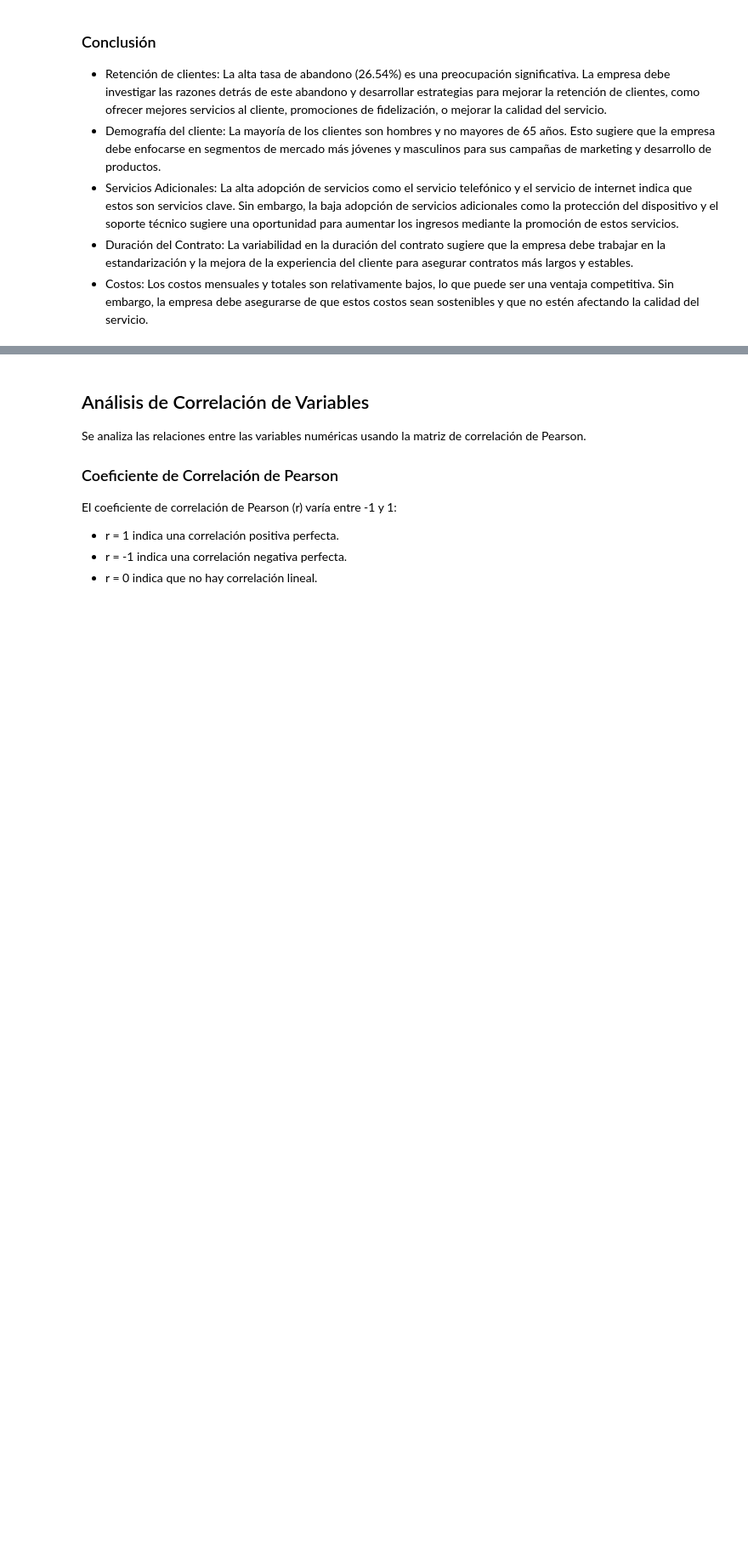
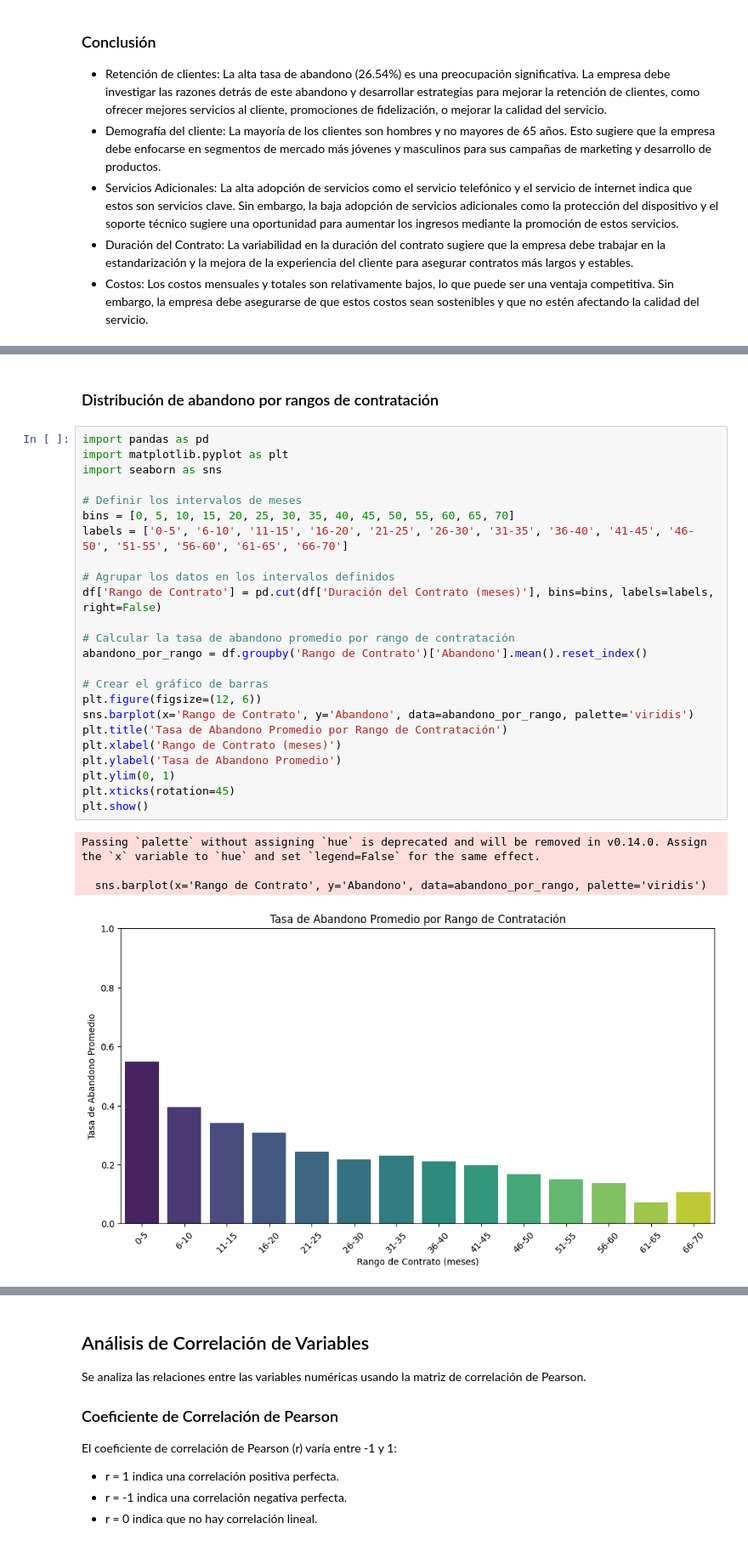
Before and after one commit to anasayago/challenge2-data-science-latam, a Jupyter notebook: TelecomX_LATAM_AnaSayago.ipynb, the cells around one changed output, grey strips where cells are left out. Shown at 85% size. Cells and saved outputs as stored; diff of their text form; blank space fills up the shorter version.

```diff
--- a/TelecomX_LATAM_AnaSayago.ipynb
+++ b/TelecomX_LATAM_AnaSayago.ipynb
@@ -356,3 +384,34 @@ plt.ylabel('')
 plt.show()
 # %% [output]
 [figure]
+# %% [markdown]
+### Distribución de abandono por rangos de contratación
+# %%
+import pandas as pd
+import matplotlib.pyplot as plt
+import seaborn as sns
+
+# Definir los intervalos de meses
+bins = [0, 5, 10, 15, 20, 25, 30, 35, 40, 45, 50, 55, 60, 65, 70]
+labels = ['0-5', '6-10', '11-15', '16-20', '21-25', '26-30', '31-35', '36-40', '41-45', '46-50', '51-55', '56-60', '61-65', '66-70']
+
+# Agrupar los datos en los intervalos definidos
+df['Rango de Contrato'] = pd.cut(df['Duración del Contrato (meses)'], bins=bins, labels=labels, right=False)
+
+# Calcular la tasa de abandono promedio por rango de contratación
+abandono_por_rango = df.groupby('Rango de Contrato')['Abandono'].mean().reset_index()
+
+# Crear el gráfico de barras
+plt.figure(figsize=(12, 6))
+sns.barplot(x='Rango de Contrato', y='Abandono', data=abandono_por_rango, palette='viridis')
+plt.title('Tasa de Abandono Promedio por Rango de Contratación')
+plt.xlabel('Rango de Contrato (meses)')
+plt.ylabel('Tasa de Abandono Promedio')
+plt.ylim(0, 1)
+plt.xticks(rotation=45)
+plt.show()
+# %% [output]
+Passing `palette` without assigning `hue` is deprecated and will be removed in v0.14.0. Assign the `x` variable to `hue` and set `legend=False` for the same effect.
+
+  sns.barplot(x='Rango de Contrato', y='Abandono', data=abandono_por_rango, palette='viridis')
+[figure, added]
```
Also changed, not shown: parts of 37 cells of this notebook.
